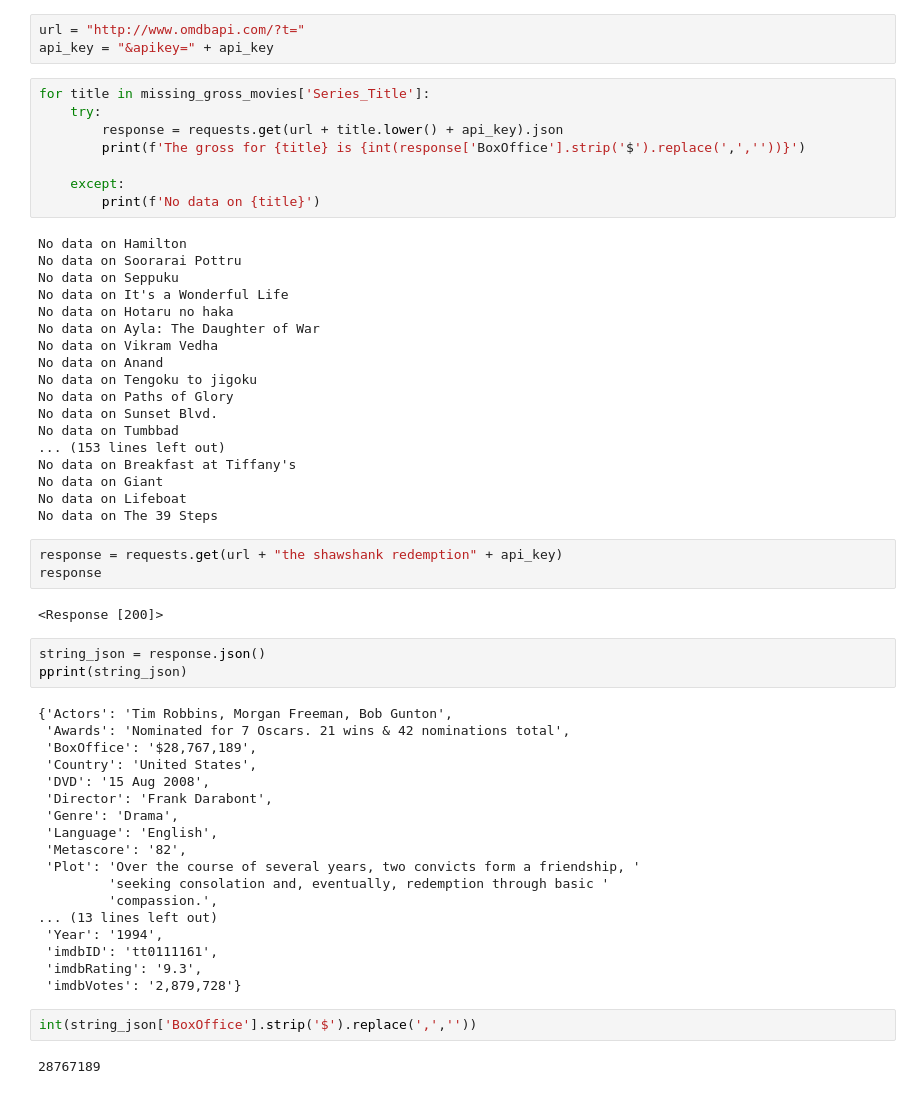
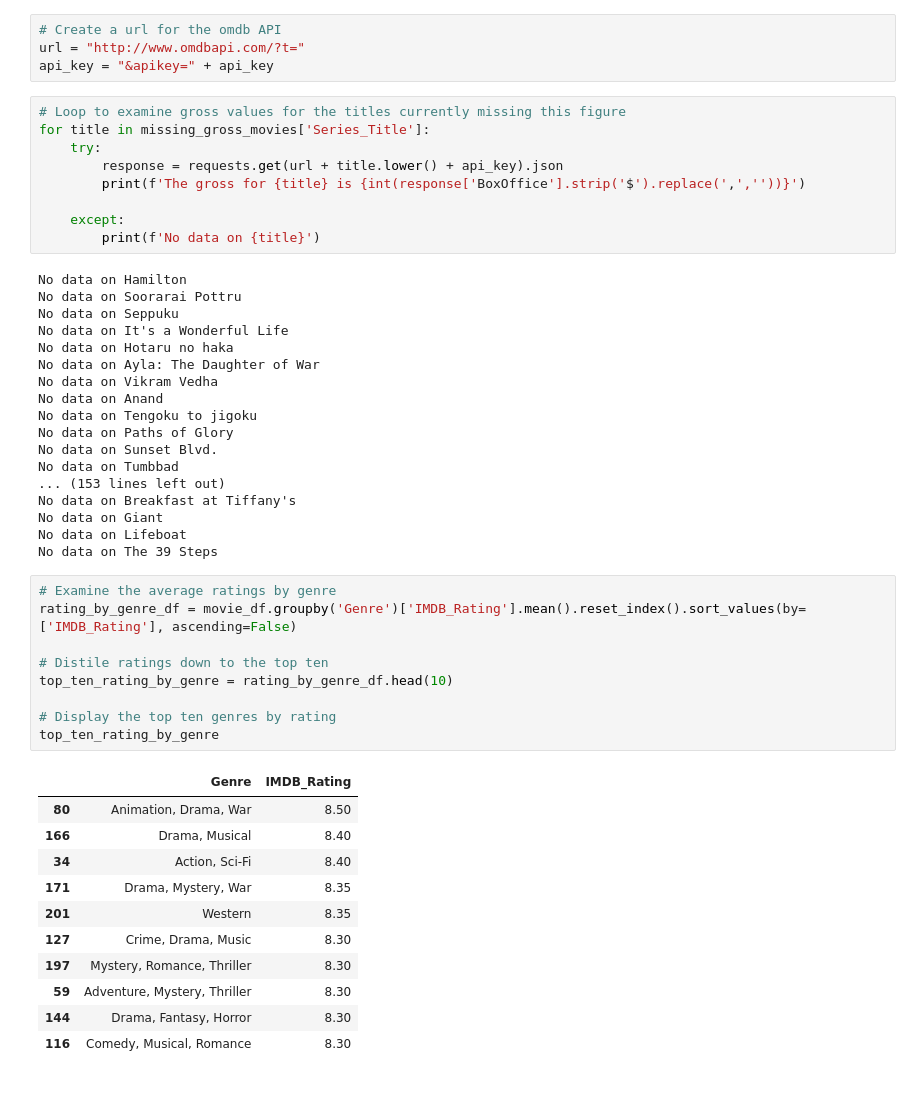
Before and after one commit to bburwinkel0721/movie_analysis, a Jupyter notebook: analysis.ipynb, the cells around one changed output. Drawn from its saved outputs; the diff is of its cells as text.

```diff
--- a/analysis.ipynb
+++ b/analysis.ipynb
@@ -90,7 +107,9 @@ from pprint import pprint
 # %%
+# Create a url for the omdb API
 url = "http://www.omdbapi.com/?t="
 api_key = "&apikey=" + api_key
 # %%
+# Loop to examine gross values for the titles currently missing this figure
 for title in missing_gross_movies['Series_Title']:
     try:
         response = requests.get(url + title.lower() + api_key).json
@@ -116,33 +135,24 @@ No data on Breakfast at Tiffany's
 No data on Giant
 No data on Lifeboat
 No data on The 39 Steps
-# %%
-response = requests.get(url + "the shawshank redemption" + api_key)
-response
-# %% [output]
-<Response [200]>
-# %%
-string_json = response.json()
-pprint(string_json)
-# %% [output]
-{'Actors': 'Tim Robbins, Morgan Freeman, Bob Gunton',
- 'Awards': 'Nominated for 7 Oscars. 21 wins & 42 nominations total',
- 'BoxOffice': '$28,767,189',
- 'Country': 'United States',
- 'DVD': '15 Aug 2008',
- 'Director': 'Frank Darabont',
- 'Genre': 'Drama',
- 'Language': 'English',
- 'Metascore': '82',
- 'Plot': 'Over the course of several years, two convicts form a friendship, '
-         'seeking consolation and, eventually, redemption through basic '
-         'compassion.',
-... (13 lines left out)
- 'Year': '1994',
- 'imdbID': 'tt0111161',
- 'imdbRating': '9.3',
- 'imdbVotes': '2,879,728'}
-# %%
-int(string_json['BoxOffice'].strip('$').replace(',',''))
-# %% [output]
-28767189
+# %%
+# Examine the average ratings by genre
+rating_by_genre_df = movie_df.groupby('Genre')['IMDB_Rating'].mean().reset_index().sort_values(by=['IMDB_Rating'], ascending=False)
+
+# Distile ratings down to the top ten
+top_ten_rating_by_genre = rating_by_genre_df.head(10)
+
+# Display the top ten genres by rating
+top_ten_rating_by_genre
+# %% [output]
+|  | Genre | IMDB_Rating |
+| 80 | Animation, Drama, War | 8.50 |
+| 166 | Drama, Musical | 8.40 |
+| 34 | Action, Sci-Fi | 8.40 |
+| 171 | Drama, Mystery, War | 8.35 |
+| 201 | Western | 8.35 |
+| 127 | Crime, Drama, Music | 8.30 |
+| 197 | Mystery, Romance, Thriller | 8.30 |
+| 59 | Adventure, Mystery, Thriller | 8.30 |
+| 144 | Drama, Fantasy, Horror | 8.30 |
+| 116 | Comedy, Musical, Romance | 8.30 |
```
Also changed, not shown: parts of 16 cells of this notebook.
